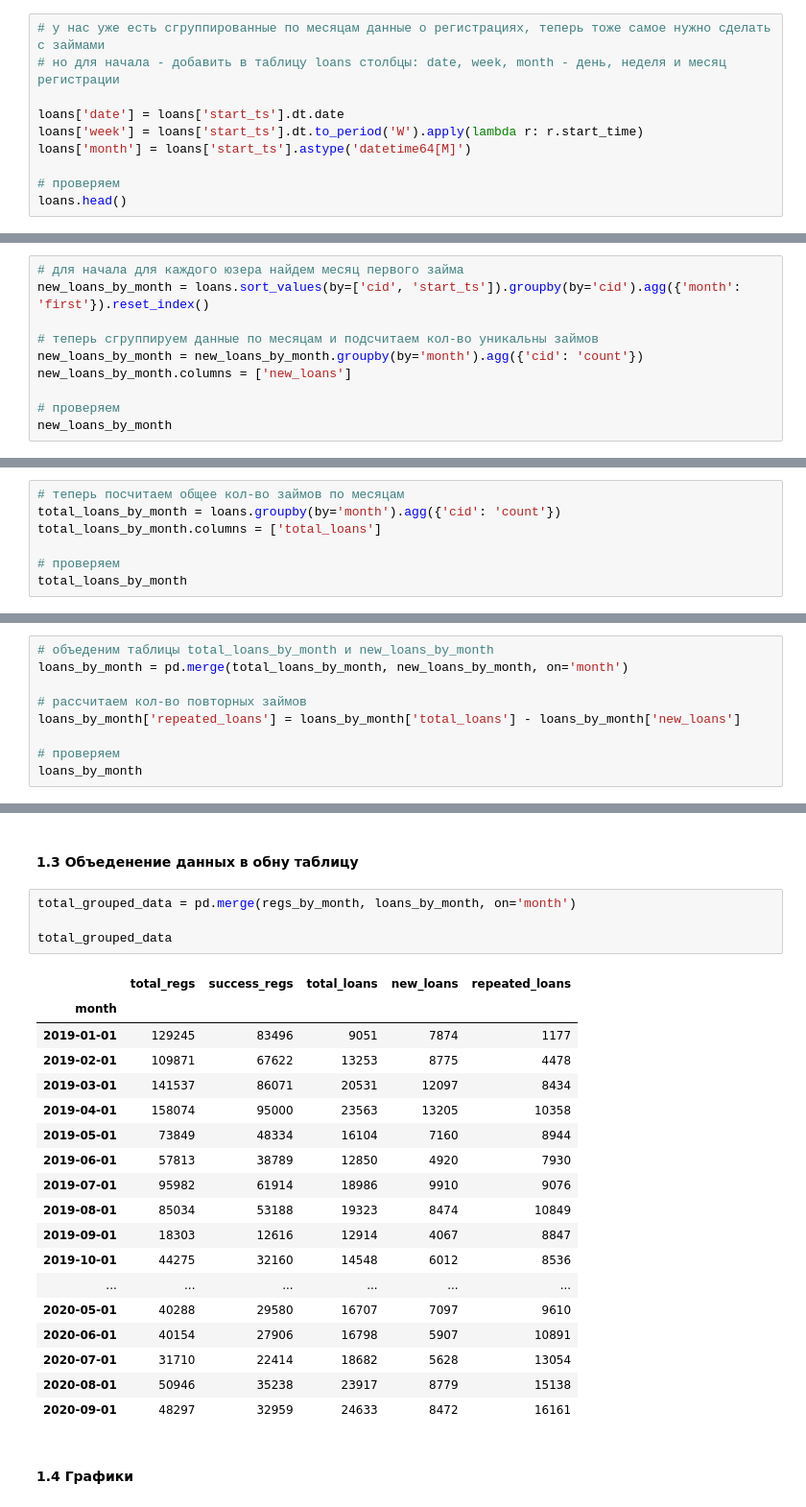
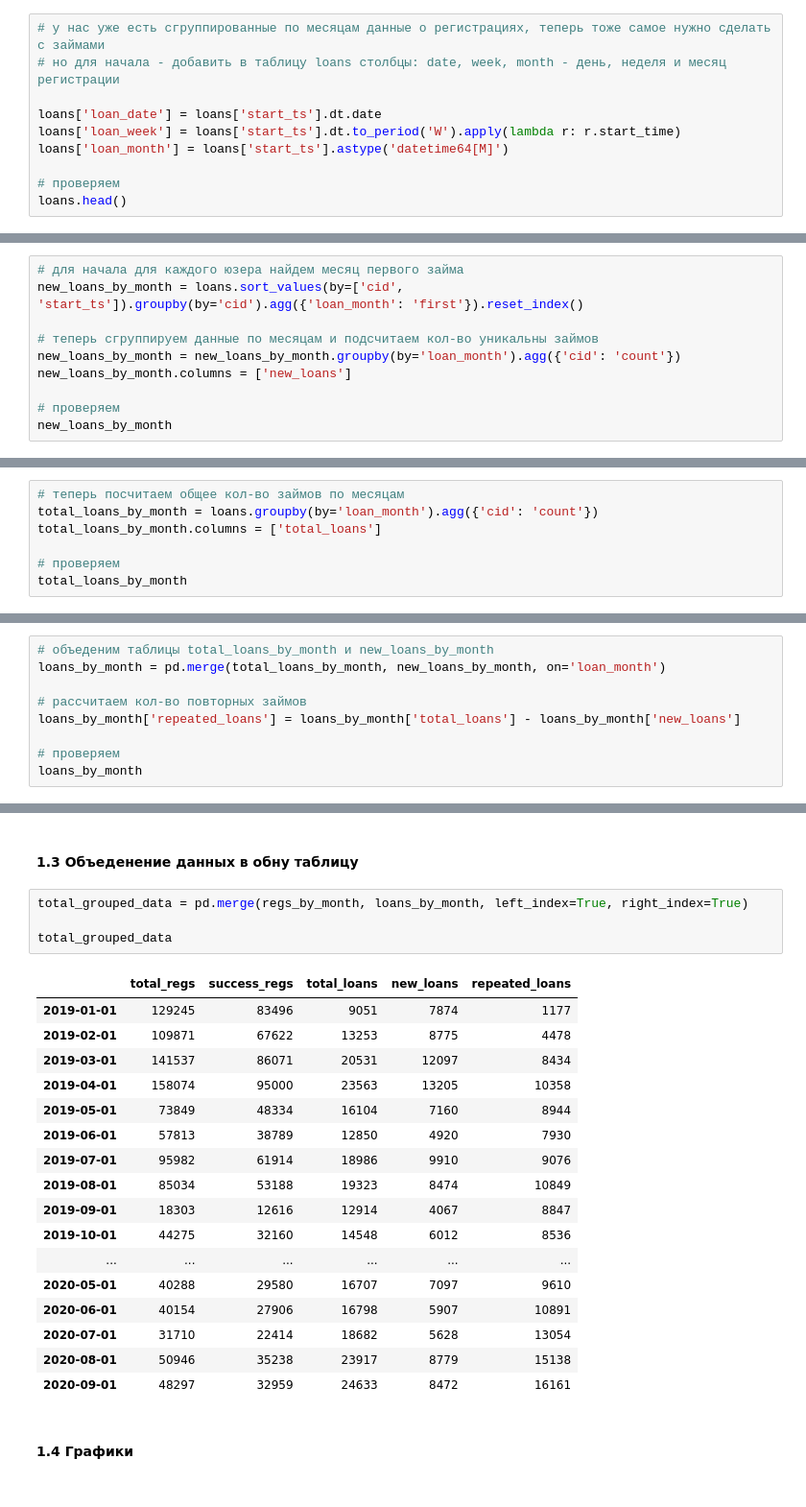
Before and after one commit to g0vn0c0d3r/da, a Jupyter notebook: data/Untitled.ipynb, the cells around one changed output, grey strips where cells are left out. Shown at 96% size. Cells and saved outputs as stored; diff of their text form.

```diff
--- a/data/Untitled.ipynb
+++ b/data/Untitled.ipynb
@@ -231,9 +274,9 @@ regs_by_month
 # у нас уже есть сгруппированные по месяцам данные о регистрациях, теперь тоже самое нужно сделать с займами
 # но для начала - добавить в таблицу loans столбцы: date, week, month - день, неделя и месяц регистрации
 
-loans['date'] = loans['start_ts'].dt.date
-loans['week'] = loans['start_ts'].dt.to_period('W').apply(lambda r: r.start_time)
-loans['month'] = loans['start_ts'].astype('datetime64[M]')
+loans['loan_date'] = loans['start_ts'].dt.date
+loans['loan_week'] = loans['start_ts'].dt.to_period('W').apply(lambda r: r.start_time)
+loans['loan_month'] = loans['start_ts'].astype('datetime64[M]')
 
 # проверяем
 loans.head()
@@ -247,9 +290,9 @@ loans.head()
 # %%
 # для начала для каждого юзера найдем месяц первого займа
-new_loans_by_month = loans.sort_values(by=['cid', 'start_ts']).groupby(by='cid').agg({'month': 'first'}).reset_index()
+new_loans_by_month = loans.sort_values(by=['cid', 'start_ts']).groupby(by='cid').agg({'loan_month': 'first'}).reset_index()
 
 # теперь сгруппируем данные по месяцам и подсчитаем кол-во уникальны займов
-new_loans_by_month = new_loans_by_month.groupby(by='month').agg({'cid': 'count'})
+new_loans_by_month = new_loans_by_month.groupby(by='loan_month').agg({'cid': 'count'})
 new_loans_by_month.columns = ['new_loans']
 
 # проверяем
@@ -275,7 +318,7 @@ new_loans_by_month
 | 2020-10-01 | 2023 |
 # %%
 # теперь посчитаем общее кол-во займов по месяцам
-total_loans_by_month = loans.groupby(by='month').agg({'cid': 'count'})
+total_loans_by_month = loans.groupby(by='loan_month').agg({'cid': 'count'})
 total_loans_by_month.columns = ['total_loans']
 
 # проверяем
@@ -301,7 +344,7 @@ total_loans_by_month
 | 2020-10-01 | 12847 |
 # %%
 # объеденим таблицы total_loans_by_month и new_loans_by_month
-loans_by_month = pd.merge(total_loans_by_month, new_loans_by_month, on='month')
+loans_by_month = pd.merge(total_loans_by_month, new_loans_by_month, on='loan_month')
 
 # рассчитаем кол-во повторных займов
 loans_by_month['repeated_loans'] = loans_by_month['total_loans'] - loans_by_month['new_loans']
@@ -330,12 +373,11 @@ loans_by_month
 # %% [markdown]
 #### 1.3 Объеденение данных в обну таблицу
 # %%
-total_grouped_data = pd.merge(regs_by_month, loans_by_month, on='month')
+total_grouped_data = pd.merge(regs_by_month, loans_by_month, left_index=True, right_index=True)
 
 total_grouped_data
 # %% [output]
 |  | total_regs | success_regs | total_loans | new_loans | repeated_loans |
-| month |  |  |  |  |  |
 | 2019-01-01 | 129245 | 83496 | 9051 | 7874 | 1177 |
 | 2019-02-01 | 109871 | 67622 | 13253 | 8775 | 4478 |
 | 2019-03-01 | 141537 | 86071 | 20531 | 12097 | 8434 |
```
Also changed, not shown: parts of 95 cells of this notebook.
